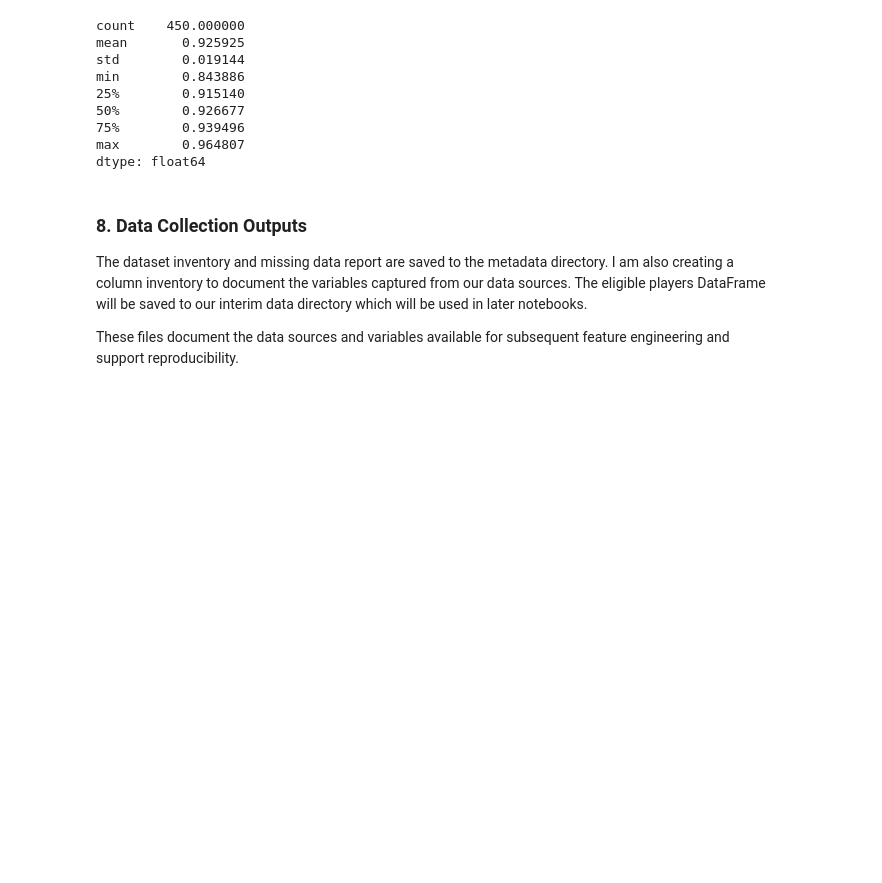
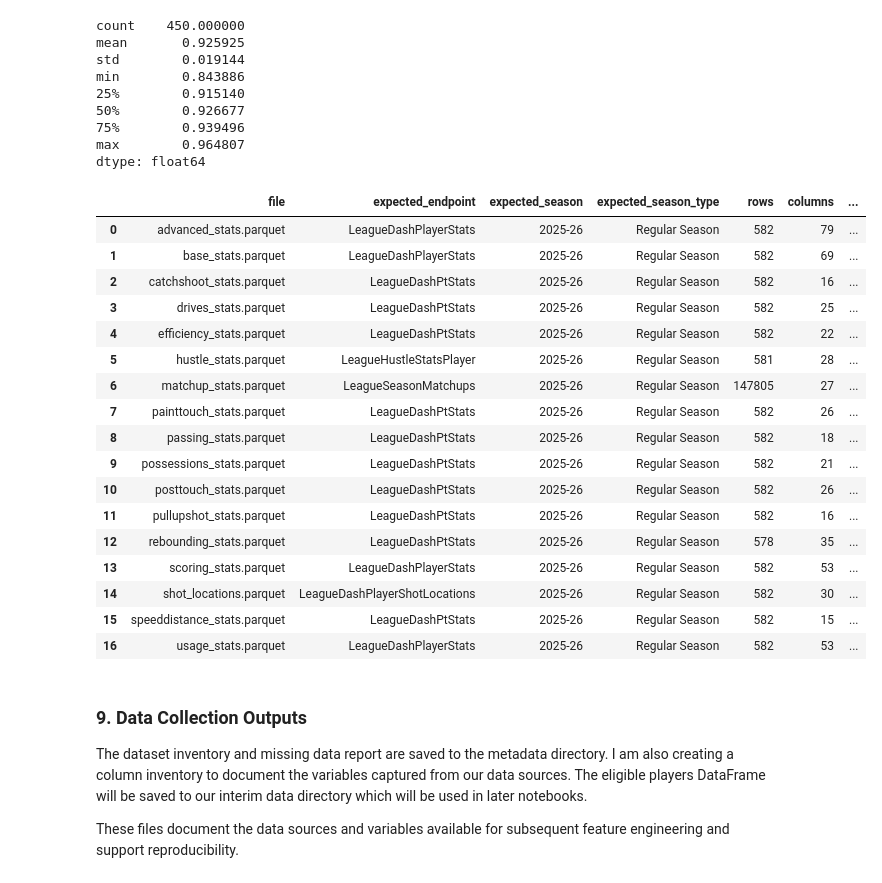
Before and after one commit to alex-abrego/nba-player-archetype-analysis, a Jupyter notebook: notebooks/01_data_collection.ipynb, the cells around one changed output. Cells and saved outputs as stored; diff of their text form; code cells hidden in the pictures; blank space fills up the shorter version.

```diff
--- a/notebooks/01_data_collection.ipynb
+++ b/notebooks/01_data_collection.ipynb
@@ -267,8 +344,65 @@ min        0.843886
 75%        0.939496
 max        0.964807
 dtype: float64
+# %%
+manifest = []
+
+for file in sorted(RAW_DATA_DIR.glob("*.parquet")):
+
+    name = file.stem
+
+    if name in [f"{x}_stats" for x in player_types]:
+        endpoint = "LeagueDashPlayerStats"
+
+    elif name in [f"{x}_stats" for x in tracking_types]:
+        endpoint = "LeagueDashPtStats"
+
+    elif name == "shot_locations":
+        endpoint = "LeagueDashPlayerShotLocations"
+
+    elif name == "hustle_stats":
+        endpoint = "LeagueHustleStatsPlayer"
+
+    elif name == "matchup_stats":
+        endpoint = "LeagueSeasonMatchups"
+
+    else:
+        endpoint = "Unknown"
+
+    manifest.append({
+        "file": file.name,
+        "expected_endpoint": endpoint,
+        "expected_season": SEASON,
+        "expected_season_type": SEASON_TYPE,
+        "rows": len(datasets[name]),
+        "columns": len(datasets[name].columns),
+        "historical_settings_verified": "No",
+    })
+
+source_manifest = pd.DataFrame(manifest)
+
+display(source_manifest)
+# %% [output]
+|  | file | expected_endpoint | expected_season | expected_season_type | rows | columns | ... |
+| 0 | advanced_stats.parquet | LeagueDashPlayerStats | 2025-26 | Regular Season | 582 | 79 | ... |
+| 1 | base_stats.parquet | LeagueDashPlayerStats | 2025-26 | Regular Season | 582 | 69 | ... |
+| 2 | catchshoot_stats.parquet | LeagueDashPtStats | 2025-26 | Regular Season | 582 | 16 | ... |
+| 3 | drives_stats.parquet | LeagueDashPtStats | 2025-26 | Regular Season | 582 | 25 | ... |
+| 4 | efficiency_stats.parquet | LeagueDashPtStats | 2025-26 | Regular Season | 582 | 22 | ... |
+| 5 | hustle_stats.parquet | LeagueHustleStatsPlayer | 2025-26 | Regular Season | 581 | 28 | ... |
+| 6 | matchup_stats.parquet | LeagueSeasonMatchups | 2025-26 | Regular Season | 147805 | 27 | ... |
+| 7 | painttouch_stats.parquet | LeagueDashPtStats | 2025-26 | Regular Season | 582 | 26 | ... |
+| 8 | passing_stats.parquet | LeagueDashPtStats | 2025-26 | Regular Season | 582 | 18 | ... |
+| 9 | possessions_stats.parquet | LeagueDashPtStats | 2025-26 | Regular Season | 582 | 21 | ... |
+| 10 | posttouch_stats.parquet | LeagueDashPtStats | 2025-26 | Regular Season | 582 | 26 | ... |
+| 11 | pullupshot_stats.parquet | LeagueDashPtStats | 2025-26 | Regular Season | 582 | 16 | ... |
+| 12 | rebounding_stats.parquet | LeagueDashPtStats | 2025-26 | Regular Season | 578 | 35 | ... |
+| 13 | scoring_stats.parquet | LeagueDashPlayerStats | 2025-26 | Regular Season | 582 | 53 | ... |
+| 14 | shot_locations.parquet | LeagueDashPlayerShotLocations | 2025-26 | Regular Season | 582 | 30 | ... |
+| 15 | speeddistance_stats.parquet | LeagueDashPtStats | 2025-26 | Regular Season | 582 | 15 | ... |
+| 16 | usage_stats.parquet | LeagueDashPlayerStats | 2025-26 | Regular Season | 582 | 53 | ... |
 # %% [markdown]
-### 8. Data Collection Outputs
+### 9. Data Collection Outputs
 
 The dataset inventory and missing data report are saved to the metadata directory. I am also creating a column inventory to document the variables captured from our data sources. The eligible players DataFrame will be saved to our interim data directory which will be used in later notebooks.
 
```
Also changed, not shown: parts of 14 cells of this notebook, 2 other files.
